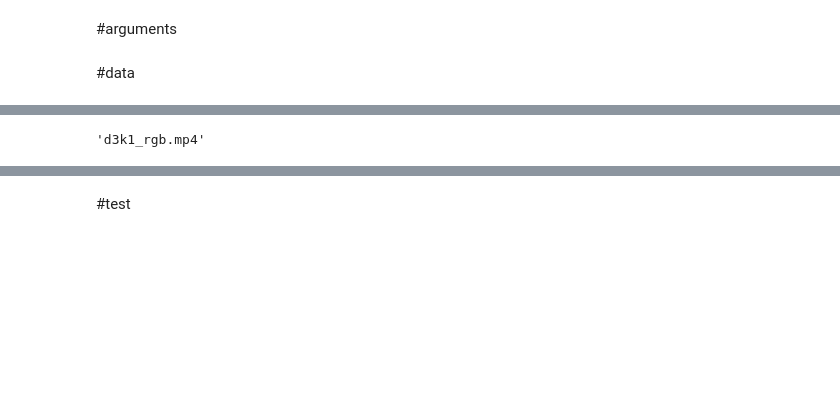
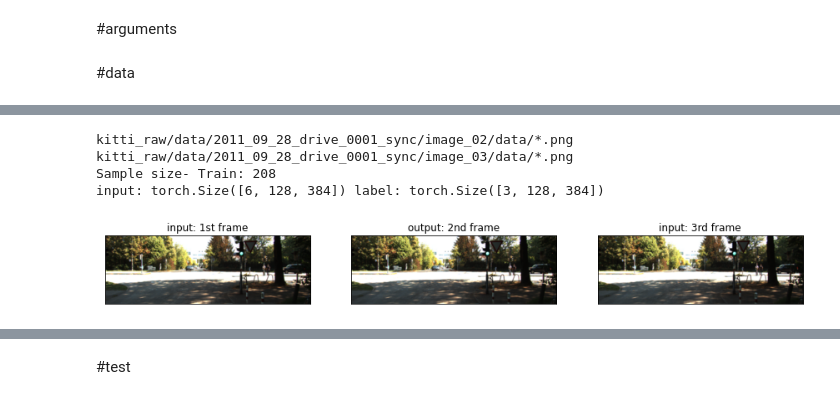
Before and after one commit to xiaowshi/Mono-Depth, a Jupyter notebook: monodep2.ipynb, the cells around one changed output, grey strips where cells are left out. Drawn from its saved outputs; the diff is of its cells as text; code cells hidden in the pictures; blank space fills up the shorter version.

```diff
--- a/monodep2.ipynb
+++ b/monodep2.ipynb
@@ -301,7 +459,7 @@ def get_args():
     parser.add_argument('--max_epochs', default=120, type=int, help='epoch number')
     parser.add_argument('--ckpt', type=str, default='best_model.pth.tar', help='total gpu')
     parser.add_argument('--criterion', type=str, default='bce', help='total gpu')
-    parser.add_argument('--image_path', type=str, default='d3k1_rgb.mp4', help='path')
+    parser.add_argument('--image_path', type=str, default='d3k1_video', help='path')
     parser.add_argument('--frame_ids', type=str, default=[0,-1,1], help='path') #when stereo mode [0,'s']
     parser.add_argument('--scale', type=str, default=[0,1,2,3], help='path') #when stereo mode [0,'s']
     parser.add_argument('--K', type=str, default= np.array([[0.82, 0, 0.5, 0],
@@ -322,6 +498,76 @@ args = get_args()
+# %%
+import torch
+from torch.utils.data import Dataset, DataLoader
+import torchvision.transforms as transforms
+from PIL import Image
+import os
+from glob import glob
+import matplotlib.pyplot as plt
+
+class Kitti_dataset(Dataset):
+
+    def __init__(self, root=None, sequences=None, transform=None):
+        self.transform = transform
+        self.triplet_dirs_all = []
+        for seq in sequences:
+          for mono_folder in ['image_02', 'image_03']:
+              full_dir = os.path.join(root, seq, mono_folder, 'data/*.png')
+              print(full_dir)
+              full_dir = os.path.join(root, seq, mono_folder, 'data/*.png')
+              sorted_dirs = sorted(glob(full_dir))
+              for idx in range(len(sorted_dirs[:-2])):
+                  triplet_dirs = [sorted_dirs[idx], sorted_dirs[idx + 1], sorted_dirs[idx + 2]]
+                  self.triplet_dirs_all.append(triplet_dirs)
+
+    def __len__(self):
+        return len(self.triplet_dirs_all)
+
+    def __getitem__(self, index):
+        img1 = Image.open(self.triplet_dirs_all[index][0]).convert('RGB')
+        img2 = Image.open(self.triplet_dirs_all[index][1]).convert('RGB')
+        img3 = Image.open(self.triplet_dirs_all[index][2]).convert('RGB')
+        if self.transform:
+            img1, img2, img3 = self.transform(img1), self.transform(img2), self.transform(img3)
+        input = torch.concat([img1, img3])
+        return input, img2
+transform_all = transforms.Compose([
+    transforms.Resize((128, 384)),
+    transforms.ToTensor(),
+])
+root = 'kitti_raw/data'
+sequences_train = ['2011_09_28_drive_0001_sync']
+train_dataset = Kitti_dataset(root=root,sequences=sequences_train, transform=transform_all)
+#valid_dataset = Kitti_dataset(root=root)
+
+train_loader = DataLoader(train_dataset, batch_size=args.batch_size, shuffle=True, num_workers=2)
+#valid_loader = DataLoader(valid_dataset, batch_size=args.valid_batch_size, shuffle=False, num_workers=2)
+
+print("Sample size- Train:",len(train_dataset))
+# Valid: %d"%(len(train_dataset), len(valid_dataset)))
+
+(input, label) = train_dataset[0]
+print('input:', input.shape, 'label:', label.shape)
+num_img = 3
+fig, ax = plt.subplots(1, num_img, figsize=(5*num_img,5), subplot_kw=dict(xticks=[],yticks=[]))
+ax[0].imshow(input[:3].permute(1,2,0))
+ax[0].set_title('input: 1st frame')
+
+ax[1].imshow(label.permute(1,2,0))
+ax[1].set_title('output: 2nd frame')
+
+ax[2].imshow(input[3:].permute(1,2,0))
+ax[2].set_title('input: 3rd frame');
+inputs = {}
+inputs[("color", -1, 0)] = input[:3]
+inputs[("color", 0, 0)] = label
+inputs[("color", 1, 0)] = input[3:]
+# %% [output]
+kitti_raw/data/2011_09_28_drive_0001_sync/image_02/data/*.png
+kitti_raw/data/2011_09_28_drive_0001_sync/image_03/data/*.png
+Sample size- Train: 208
+input: torch.Size([6, 128, 384]) label: torch.Size([3, 128, 384])
+[figure, added]
 # %%
-import gdown
-gdown.download('https://drive.google.com/uc?id=17k1-CHptG_XTXVX8qp7yK_zadH54vVnY', quiet=True)
+# import gdown
+# gdown.download('https://drive.google.com/uc?id=17k1-CHptG_XTXVX8qp7yK_zadH54vVnY','d3k1_video', quiet=True)
-# %% [output]
-'d3k1_rgb.mp4'
 # %%
```
Also changed, not shown: parts of 27 cells of this notebook.
